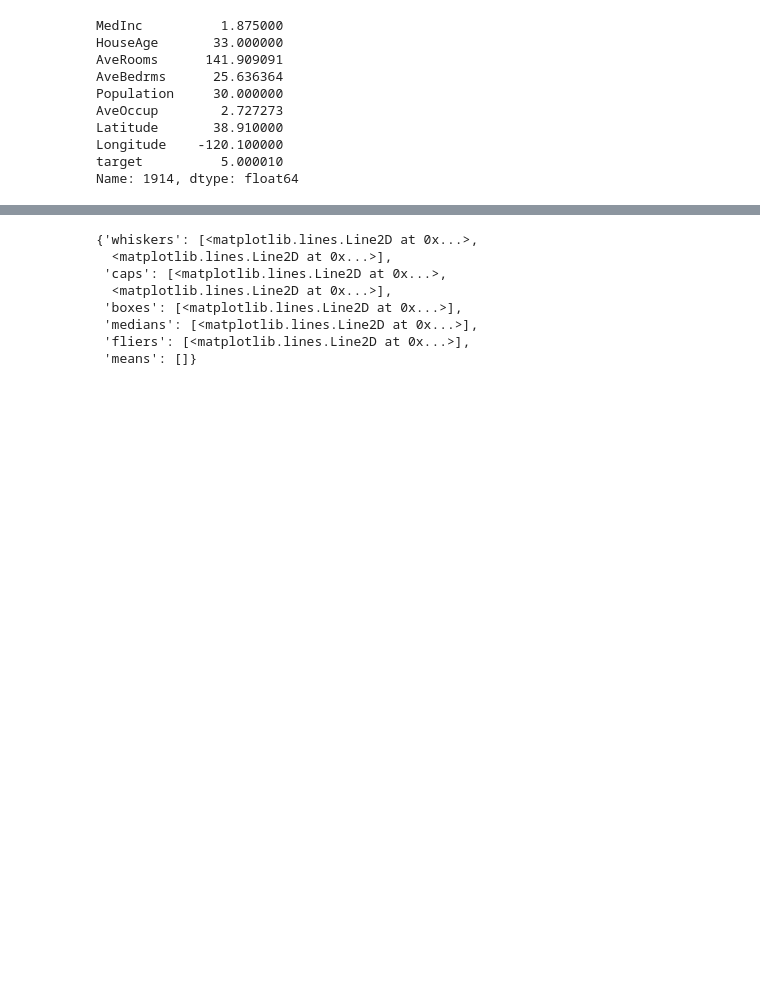
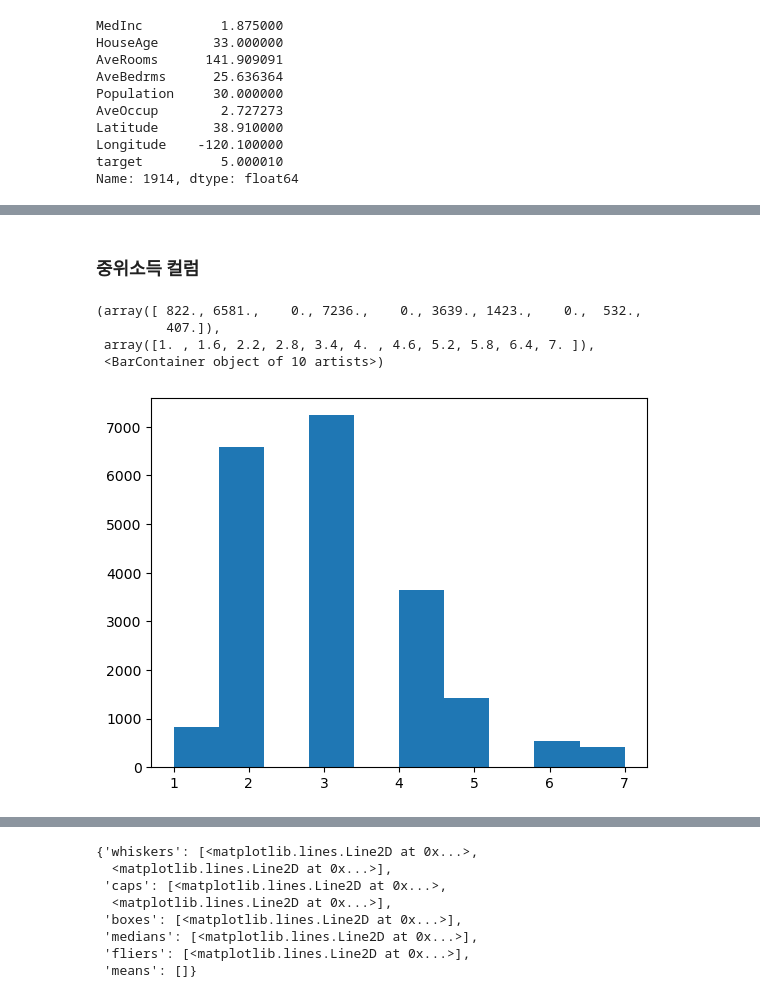
Before and after one commit to chaeeunJJ/dataJ, a Jupyter notebook: 필수1_정채은01_1008.ipynb, the cells around one changed output, grey strips where cells are left out. Cells and saved outputs as stored; diff of their text form; code cells hidden in the pictures; blank space fills up the shorter version.

```diff
--- a/필수1_정채은01_1008.ipynb
+++ b/필수1_정채은01_1008.ipynb
@@ -109,0 +119,13 @@ Name: 1914, dtype: float64
+# %% [markdown]
+### 중위소득 컬럼
+# %%
+#중위소득별 카테고리화 -> 7개의 카테고리로 제한
+df['income_idx'] = np.ceil(df['MedInc'] / 1.5)
+df['income_idx'].where(df['income_idx']<7, 7, inplace = True)
+plt.hist(df['income_idx'])
+# %% [output]
+(array([ 822., 6581.,    0., 7236.,    0., 3639., 1423.,    0.,  532.,
+         407.]),
+ array([1. , 1.6, 2.2, 2.8, 3.4, 4. , 4.6, 5.2, 5.8, 6.4, 7. ]),
+ <BarContainer object of 10 artists>)
+[figure, added]
```
Also changed, not shown: parts of 32 cells of this notebook.
